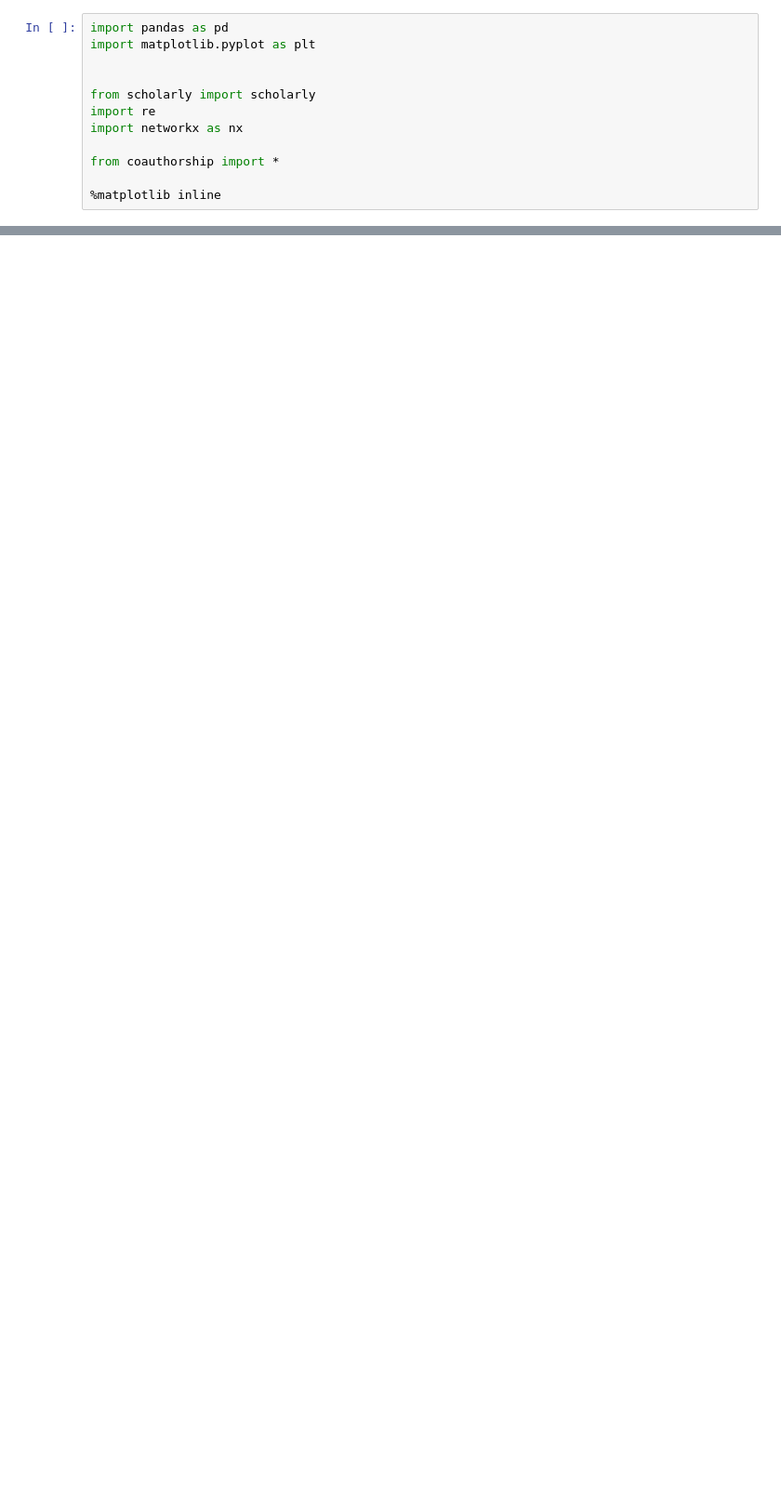
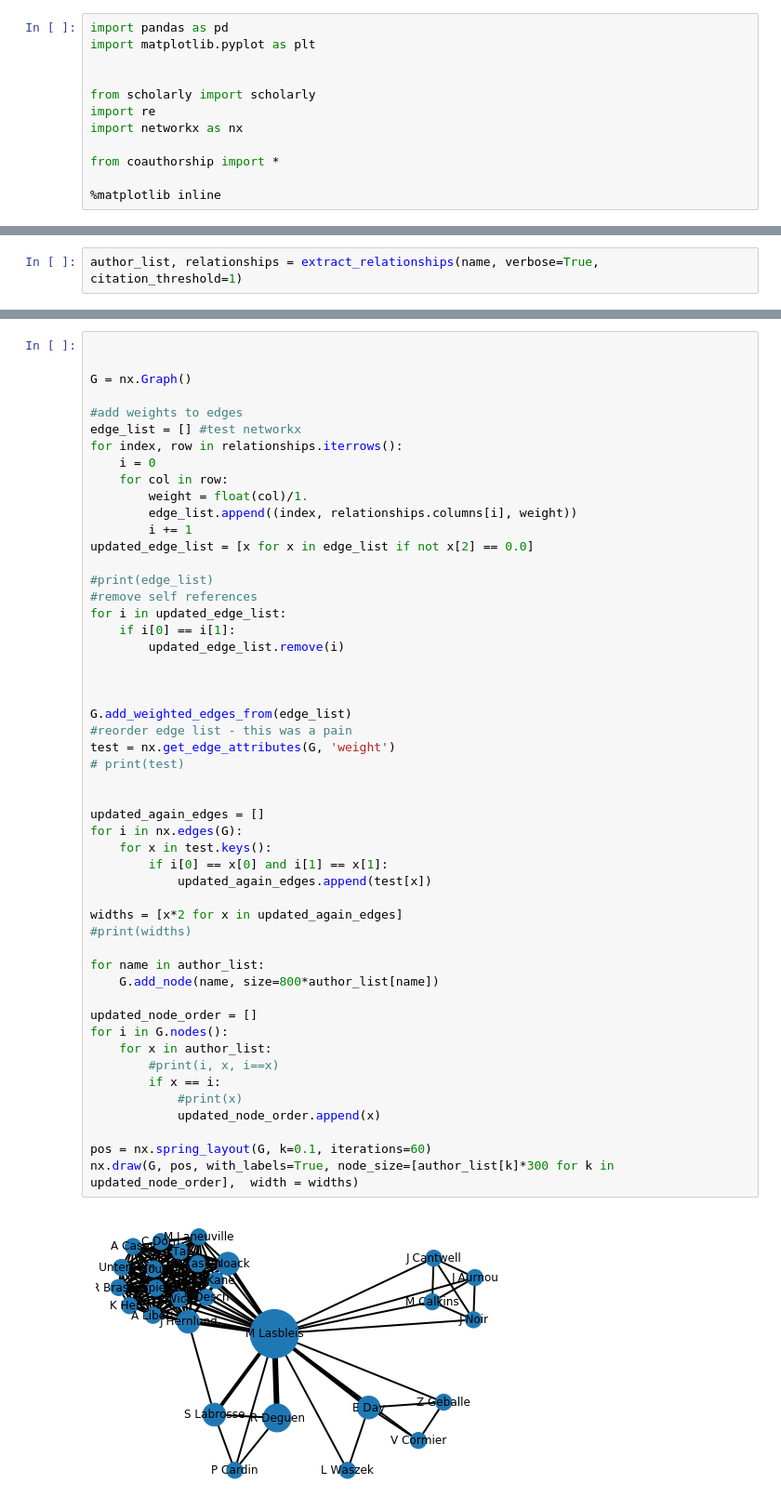
Before and after one commit to MarineLasbleis/coauthorship, a Jupyter notebook: coauthorships.ipynb, the cells around one changed output, grey strips where cells are left out. Shown: that part at 93% size. Drawn from its saved outputs; the diff is of its cells as text; blank space fills up the shorter version.

Commit message:
figure with widths

```diff
--- a/coauthorships.ipynb
+++ b/coauthorships.ipynb
@@ -66,0 +30,2 @@ print(relationships)
+# %%
+author_list, relationships = extract_relationships(name, verbose=True, citation_threshold=1)
@@ -66,0 +43,53 @@ print(relationships)
+# %%
+
+
+G = nx.Graph()
+
+#add weights to edges
+edge_list = [] #test networkx
+for index, row in relationships.iterrows():
+    i = 0
+    for col in row:
+        weight = float(col)/1.
+        edge_list.append((index, relationships.columns[i], weight))
+        i += 1
+updated_edge_list = [x for x in edge_list if not x[2] == 0.0]
+
+#print(edge_list)
+#remove self references
+for i in updated_edge_list:
+    if i[0] == i[1]:
+        updated_edge_list.remove(i)
+
+
+
+G.add_weighted_edges_from(edge_list)
+#reorder edge list - this was a pain
+test = nx.get_edge_attributes(G, 'weight')
+# print(test)
+
+
+updated_again_edges = []
+for i in nx.edges(G):
+    for x in test.keys():
+        if i[0] == x[0] and i[1] == x[1]:
+            updated_again_edges.append(test[x])
+
+widths = [x*2 for x in updated_again_edges]
+#print(widths)
+
+for name in author_list:
+    G.add_node(name, size=800*author_list[name])
+
+updated_node_order = []
+for i in G.nodes():
+    for x in author_list:
+        #print(i, x, i==x)
+        if x == i:
+            #print(x)
+            updated_node_order.append(x)
+
+pos = nx.spring_layout(G, k=0.1, iterations=60)
+nx.draw(G, pos, with_labels=True, node_size=[author_list[k]*300 for k in updated_node_order],  width = widths)
+# %% [output]
+[figure, added]
```
Also changed, not shown: parts of 4 cells of this notebook.
